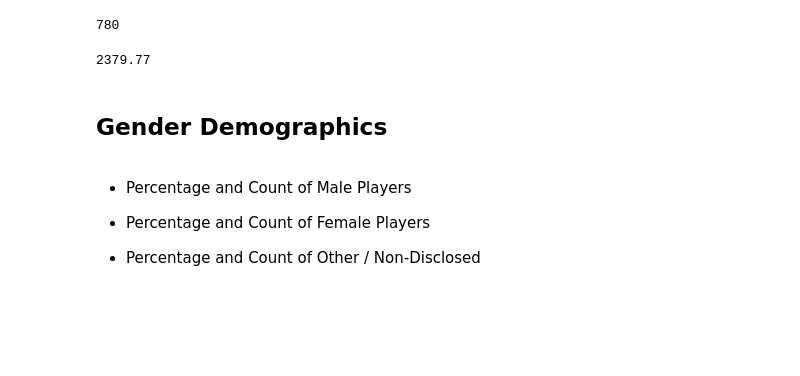
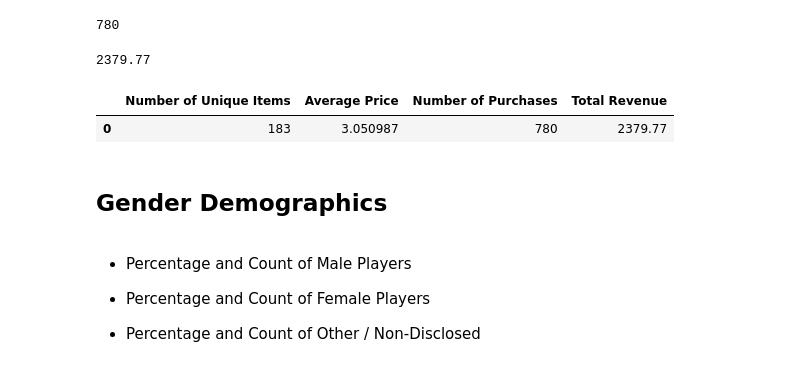
Before and after one commit to AndrewHLau/Pandas-HW, a Jupyter notebook: 04-Pandas/Instructions/HeroesOfPymoli/HeroesOfPymoli_starter.ipynb, the cells around one changed output. Cells and saved outputs as stored; diff of their text form; code cells hidden in the pictures; blank space fills up the shorter version.

```diff
--- a/04-Pandas/Instructions/HeroesOfPymoli/HeroesOfPymoli_starter.ipynb
+++ b/04-Pandas/Instructions/HeroesOfPymoli/HeroesOfPymoli_starter.ipynb
@@ -78,6 +90,7 @@ array(['Lisim78', 'Lisovynya38', 'Ithergue48', 'Chamassasya86',
 * Display the summary data frame
 # %%
 # Number of Unique items
+unique_items =len(purchase_data["Item ID"].unique())
 print(len(purchase_data["Item ID"].unique()))
 # %% [output]
 183
@@ -104,3 +117,15 @@ total_revenue = purchase_data["Price"].sum()
 total_revenue
 # %% [output]
 2379.77
+# %%
+# Convert a single dictionary containing lists into a dataframe
+purchasing_df = pd.DataFrame(
+    {"Number of Unique Items": [unique_items],
+    "Average Price": [average_price],
+    "Number of Purchases": [number_purchases],
+    "Total Revenue": [total_revenue]}
+)
+purchasing_df
+# %% [output]
+|  | Number of Unique Items | Average Price | Number of Purchases | Total Revenue |
+| 0 | 183 | 3.050987 | 780 | 2379.77 |
```
Also changed, not shown: parts of 17 cells of this notebook, 7 other files.
